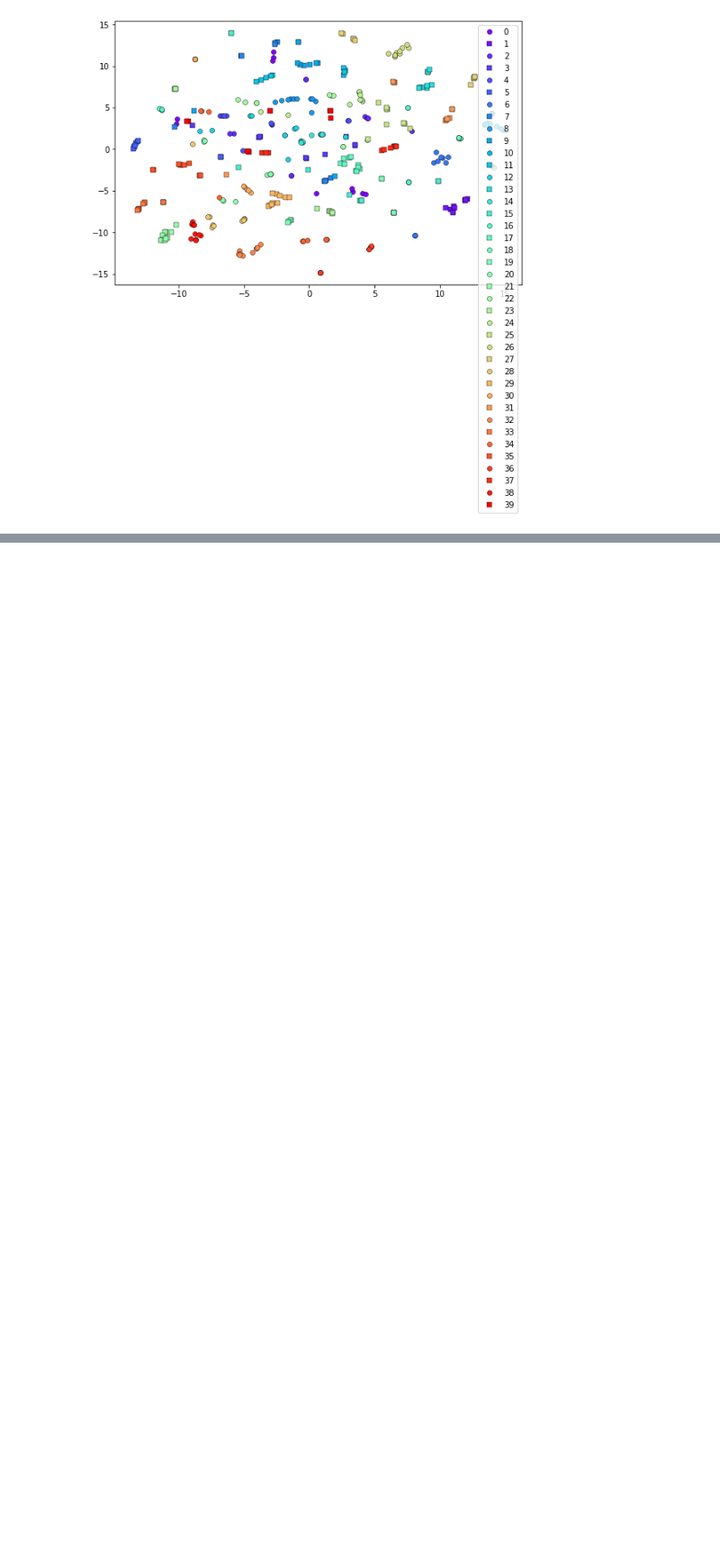
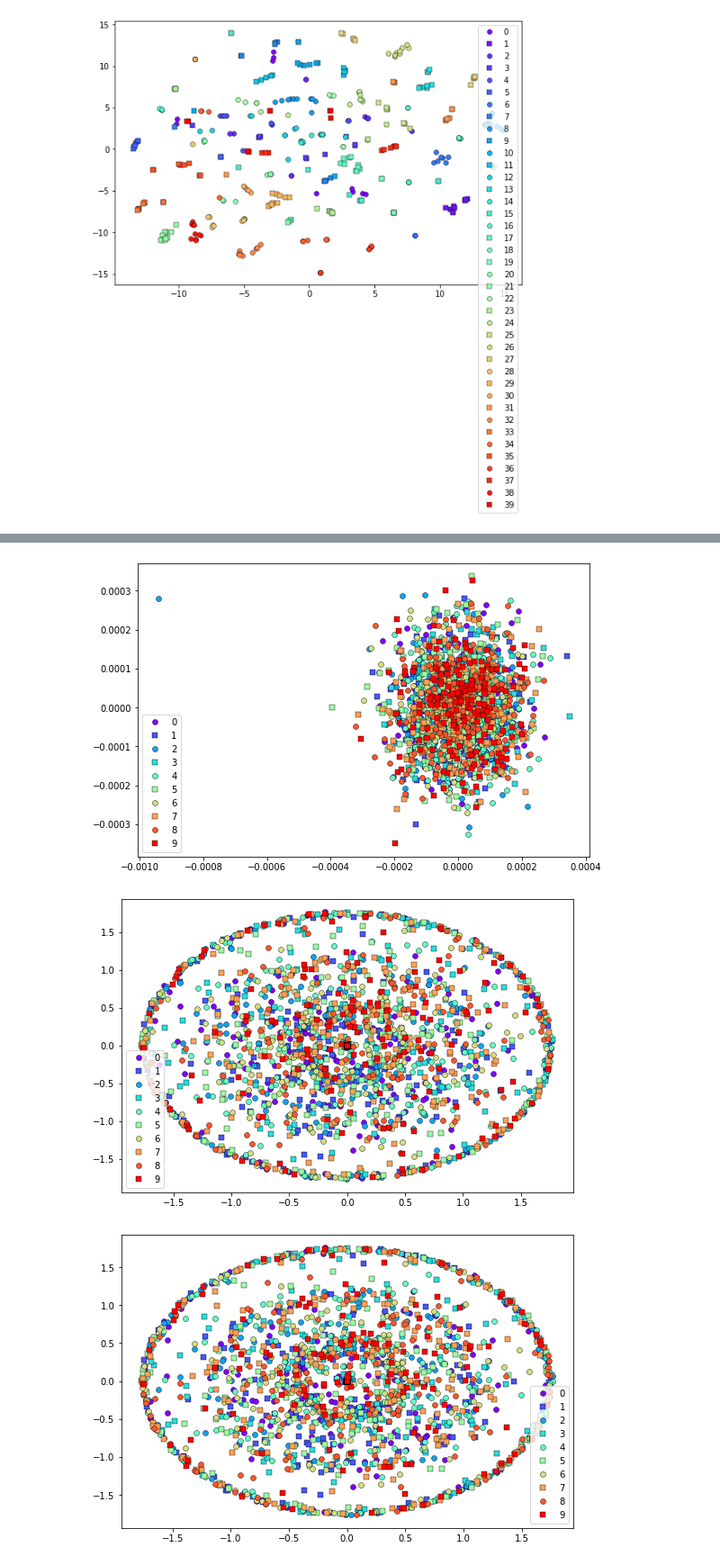
Before and after one commit to kjain1810/t-SNE, a Jupyter notebook: src/tsne.ipynb, the cells around one changed output, grey strips where cells are left out. Shown at 90% size. Drawn from its saved outputs; the diff is of its cells as text; code cells hidden in the pictures; blank space fills up the shorter version.

```diff
--- a/src/tsne.ipynb
+++ b/src/tsne.ipynb
@@ -246,0 +315,10 @@ Y = get_TSNE_output_and_plot(X, y)
+# %%
+NUM_POINTS = 2000
+NUM_ITERS = 10000
+X = X_all[0:NUM_POINTS]
+y = y_all[0:NUM_POINTS]
+Y = get_TSNE_output_and_plot(X, y)
+# %% [output]
+[figure, added]
+[figure, added]
+[figure, added]
```
Also changed, not shown: parts of 12 cells of this notebook, 5 other files.
